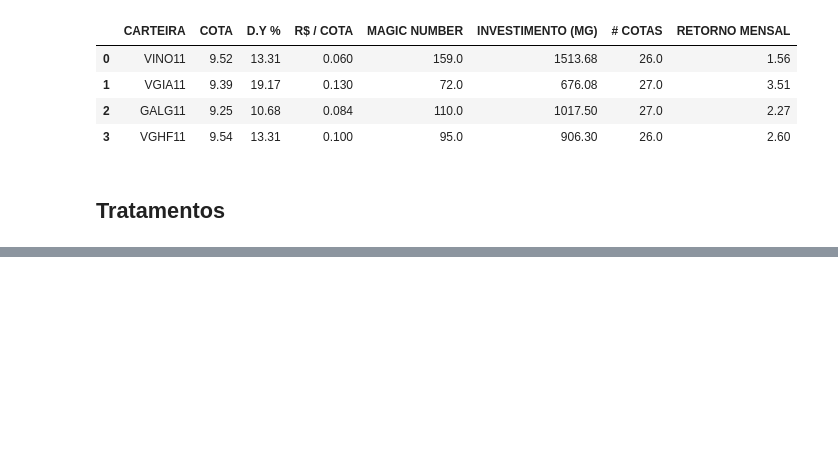
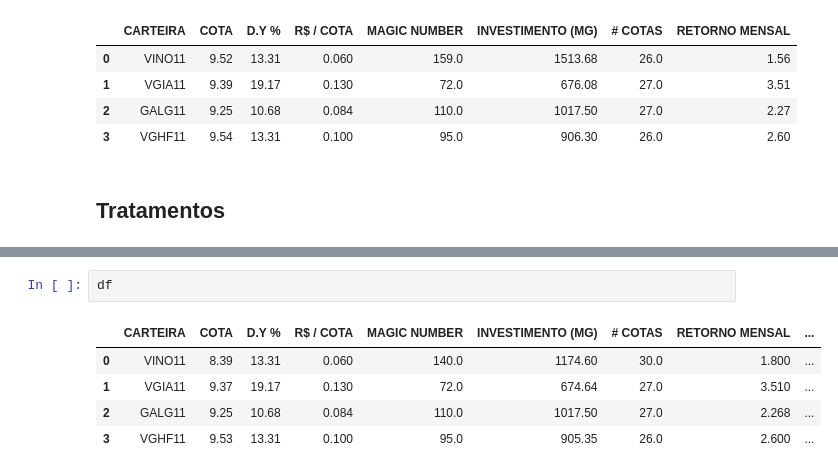
Before and after one commit to cantaruttim/Rotinas, a Jupyter notebook: Carteira_v2.ipynb, the cells around one changed output, grey strips where cells are left out. Saved outputs shown, nothing was run; the diff lists cells and outputs as text; blank space fills up the shorter version.

```diff
--- a/Carteira_v2.ipynb
+++ b/Carteira_v2.ipynb
@@ -465,2 +452,10 @@ O valor do rendimento em 48 meses é de R$ 2070.93
  Name: RETORNO PERIODO, dtype: float64,
  None)
+# %%
+df
+# %% [output]
+|  | CARTEIRA | COTA | D.Y % | R$ / COTA | MAGIC NUMBER | INVESTIMENTO (MG) | # COTAS | RETORNO MENSAL | ... |
+| 0 | VINO11 | 8.39 | 13.31 | 0.060 | 140.0 | 1174.60 | 30.0 | 1.800 | ... |
+| 1 | VGIA11 | 9.37 | 19.17 | 0.130 | 72.0 | 674.64 | 27.0 | 3.510 | ... |
+| 2 | GALG11 | 9.25 | 10.68 | 0.084 | 110.0 | 1017.50 | 27.0 | 2.268 | ... |
+| 3 | VGHF11 | 9.53 | 13.31 | 0.100 | 95.0 | 905.35 | 26.0 | 2.600 | ... |
```
Also changed, not shown: parts of 23 cells of this notebook.
